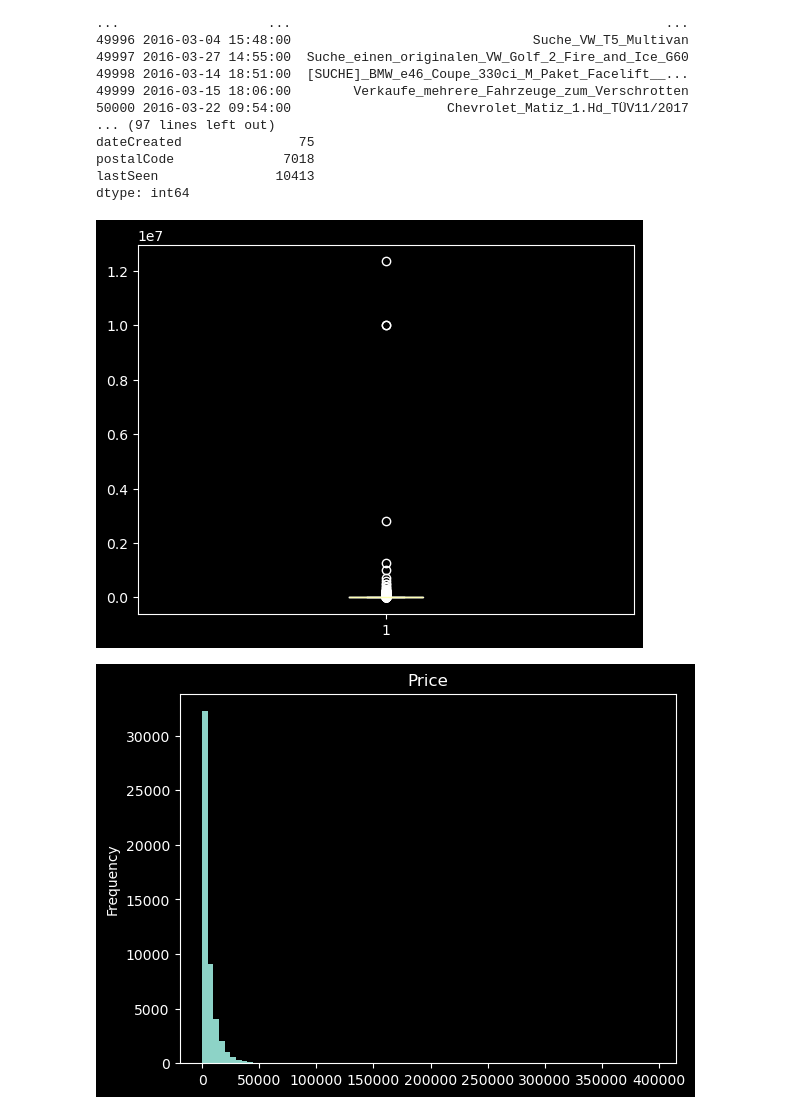
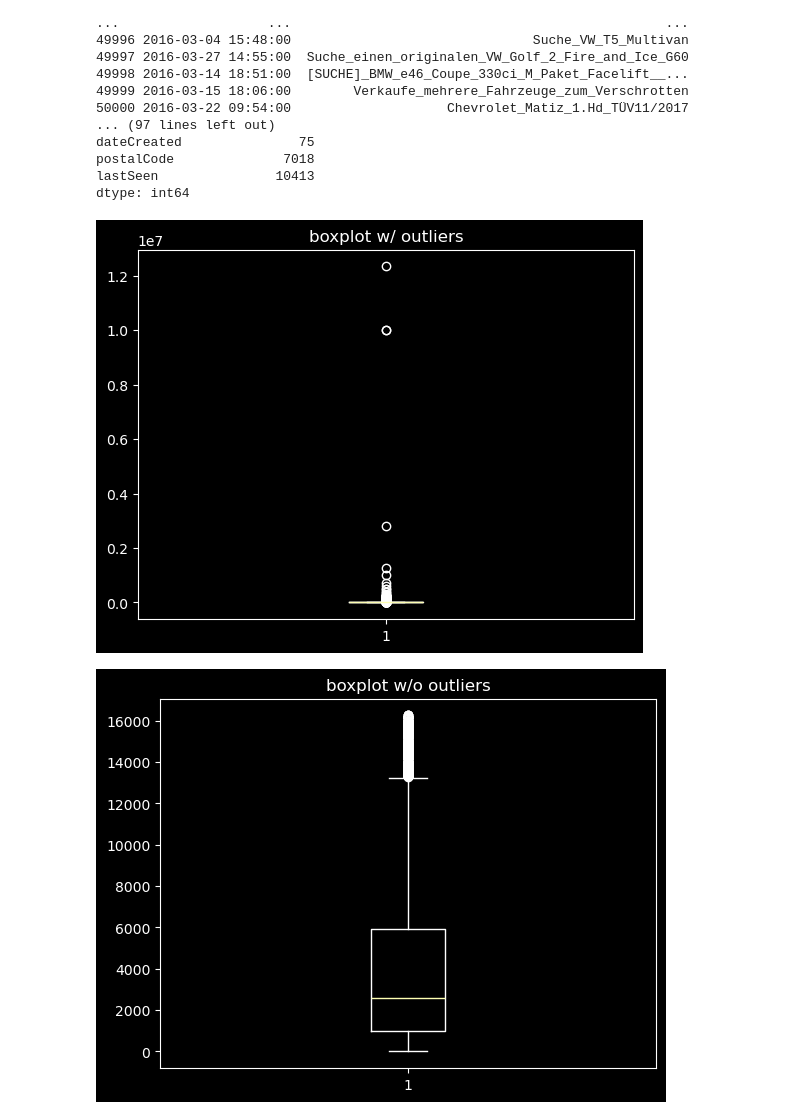
Before and after one commit to lincot/ML_course, a Jupyter notebook: data preprocessing/main.ipynb, the cells around one changed output. Saved outputs shown, nothing was run; the diff lists cells and outputs as text; code cells hidden in the pictures.

```diff
--- a/data preprocessing/main.ipynb
+++ b/data preprocessing/main.ipynb
@@ -27,11 +27,9 @@ string_columns = [
     "model",
     "fuelType",
     "brand",
+    "notRepairedDamage",
 ]
 df[string_columns] = df[string_columns].astype("string")
-df["notRepairedDamage"] = (
-    df.notRepairedDamage.map({"no": False}).fillna(True).astype(bool)
-)
 print(df)
 print(df.info())
 print(df.nunique())
@@ -56,23 +54,42 @@ dtype: int64
 # %%
 # 4
 
+
+def remove_outliers(df, col_name):
+    Q1 = df[col_name].quantile(0.25)
+    Q3 = df[col_name].quantile(0.75)
+    IQR = Q3 - Q1
+
+    lower_bound = Q1 - 1.5 * IQR
+    upper_bound = Q3 + 1.5 * IQR
+
+    filtered_df = df[(df[col_name] >= lower_bound) & (df[col_name] <= upper_bound)]
+
+    return filtered_df
+
+
 plt.figure()
+plt.title("boxplot w/ outliers")
 plt.boxplot(df["price"])
 plt.show()
 
-df = df.drop(df.nlargest(10, "price").index)
-df = df.drop(df.nsmallest(10, "price").index)
+df = remove_outliers(df, "price")
+
+plt.figure()
+plt.title("boxplot w/o outliers")
+plt.boxplot(df["price"])
+plt.show()
 
 plt.hist(df["price"], bins=80)
 plt.title("Price")
 plt.ylabel("Frequency")
 plt.show()
 
 df["price"] = df["price"].apply(lambda x: np.log1p(x))
 
 plt.hist(df["price"], bins=80)
-plt.xlabel("Price")
+plt.xlabel("Price log1p")
 plt.show()
 # %% [output]
-[figure, old version]
+[figure, new version]
-[figure, old version]
+[figure, new version]
```
Also changed, not shown: parts of 5 cells of this notebook, 7 other files.
